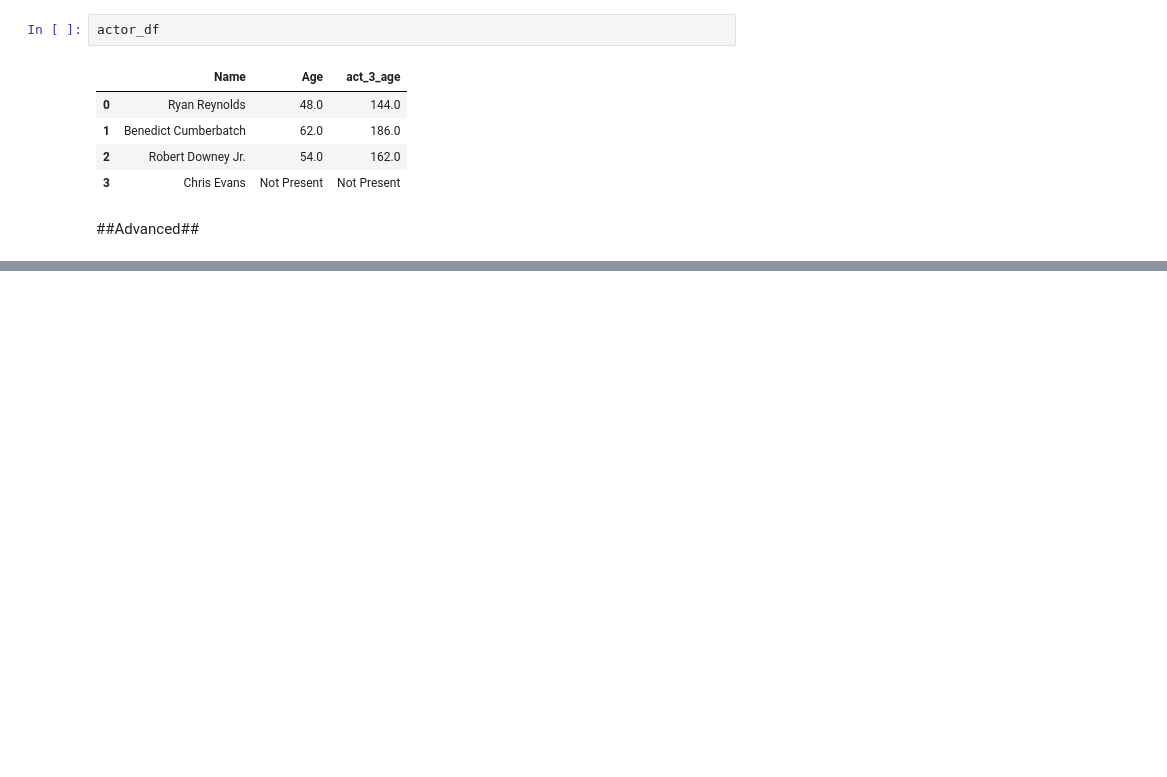
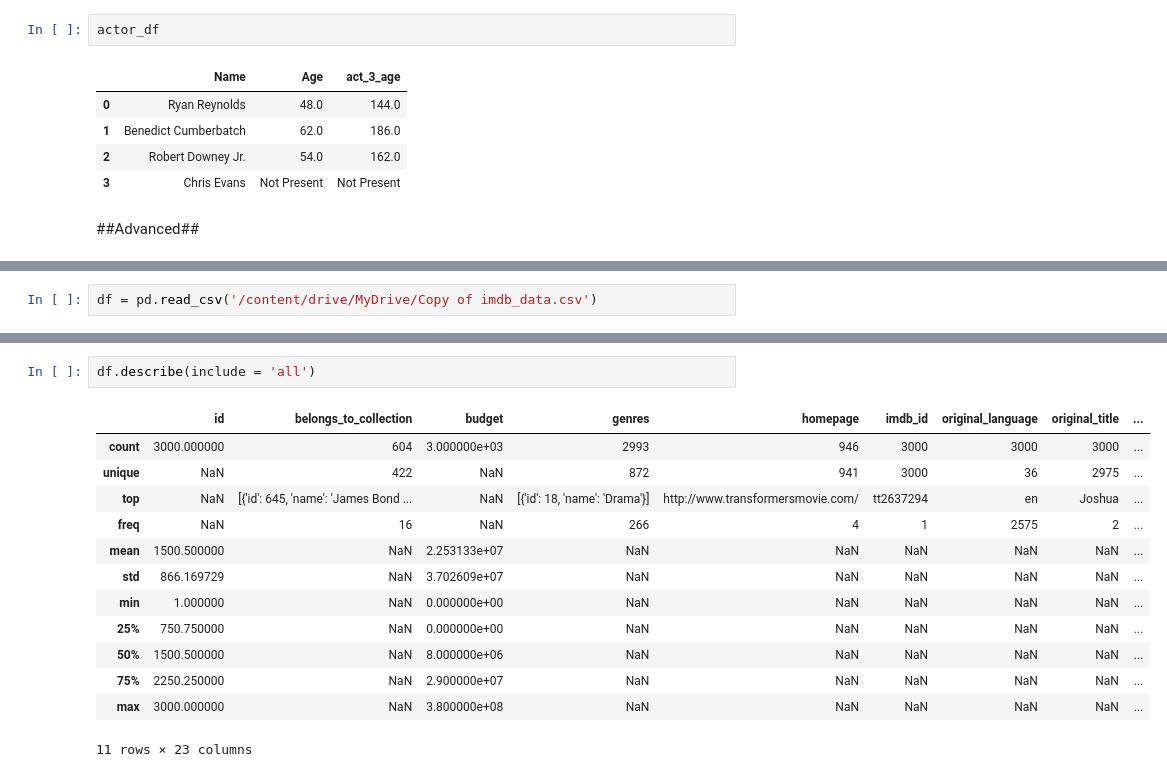
Before and after one commit to prajwal-mv/Python_Practice, a Jupyter notebook: Pandas.ipynb, the cells around one changed output, grey strips where cells are left out. Saved outputs shown, nothing was run; the diff lists cells and outputs as text; blank space fills up the shorter version.

```diff
--- a/Pandas.ipynb
+++ b/Pandas.ipynb
@@ -150,0 +159,2 @@ actor_df
+# %%
+df = pd.read_csv('/content/drive/MyDrive/Copy of imdb_data.csv')
@@ -150,0 +191,16 @@ actor_df
+# %%
+df.describe(include = 'all')
+# %% [output]
+|  | id | belongs_to_collection | budget | genres | homepage | imdb_id | original_language | original_title | ... |
+| count | 3000.000000 | 604 | 3.000000e+03 | 2993 | 946 | 3000 | 3000 | 3000 | ... |
+| unique | NaN | 422 | NaN | 872 | 941 | 3000 | 36 | 2975 | ... |
+| top | NaN | [{'id': 645, 'name': 'James Bond ... | NaN | [{'id': 18, 'name': 'Drama'}] | http://www.transformersmovie.com/ | tt2637294 | en | Joshua | ... |
+| freq | NaN | 16 | NaN | 266 | 4 | 1 | 2575 | 2 | ... |
+| mean | 1500.500000 | NaN | 2.253133e+07 | NaN | NaN | NaN | NaN | NaN | ... |
+| std | 866.169729 | NaN | 3.702609e+07 | NaN | NaN | NaN | NaN | NaN | ... |
+| min | 1.000000 | NaN | 0.000000e+00 | NaN | NaN | NaN | NaN | NaN | ... |
+| 25% | 750.750000 | NaN | 0.000000e+00 | NaN | NaN | NaN | NaN | NaN | ... |
+| 50% | 1500.500000 | NaN | 8.000000e+06 | NaN | NaN | NaN | NaN | NaN | ... |
+| 75% | 2250.250000 | NaN | 2.900000e+07 | NaN | NaN | NaN | NaN | NaN | ... |
+| max | 3000.000000 | NaN | 3.800000e+08 | NaN | NaN | NaN | NaN | NaN | ... |
+11 rows × 23 columns
```
Also changed, not shown: parts of 46 cells of this notebook.
